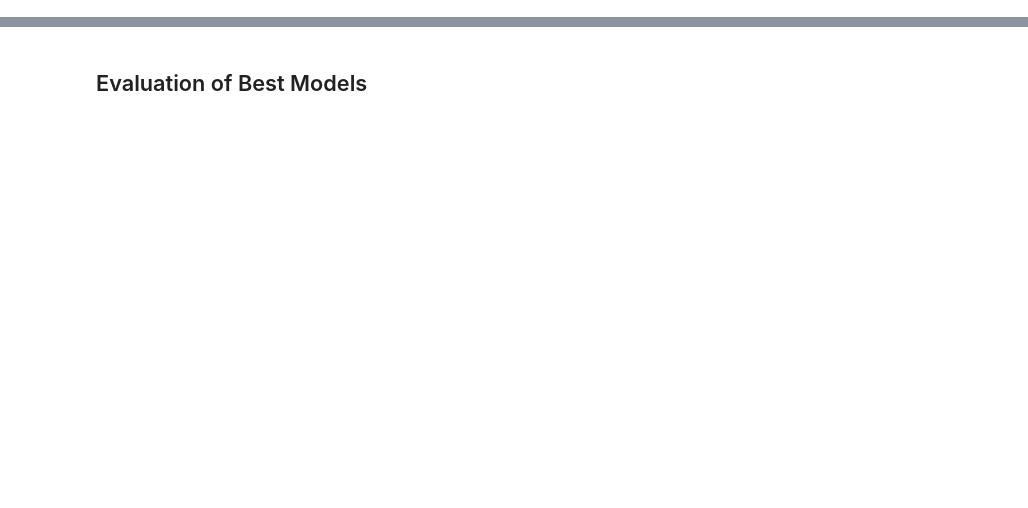
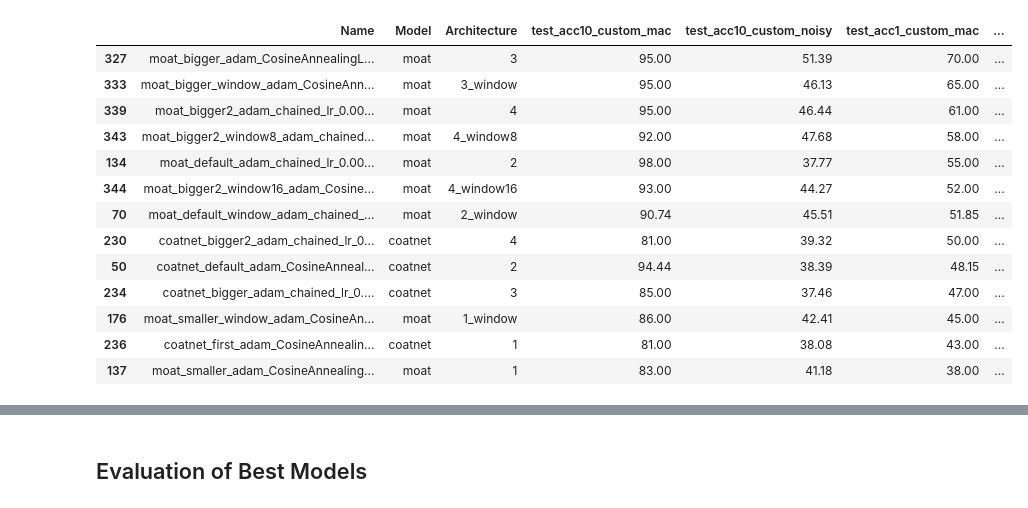
Before and after one commit to przybytniowskaj/KeystrokeDetection, a Jupyter notebook: notebooks/evaluation.ipynb, the cells around one changed output, grey strips where cells are left out. Cells and saved outputs as stored; diff of their text form; code cells hidden in the pictures; blank space fills up the shorter version.

```diff
--- a/notebooks/evaluation.ipynb
+++ b/notebooks/evaluation.ipynb
@@ -0,0 +159,19 @@
+# %%
+custom_mac_alphanum = filter_for_dataset(runs, "custom_mac", False)
+custom_mac_alphanum.to_csv("../results_summary/custom_mac_alphanum.csv", index=False)
+custom_mac_alphanum
+# %% [output]
+|  | Name | Model | Architecture | test_acc10_custom_mac | test_acc10_custom_noisy | test_acc1_custom_mac | ... |
+| 327 | moat_bigger_adam_CosineAnnealingL... | moat | 3 | 95.00 | 51.39 | 70.00 | ... |
+| 333 | moat_bigger_window_adam_CosineAnn... | moat | 3_window | 95.00 | 46.13 | 65.00 | ... |
+| 339 | moat_bigger2_adam_chained_lr_0.00... | moat | 4 | 95.00 | 46.44 | 61.00 | ... |
+| 343 | moat_bigger2_window8_adam_chained... | moat | 4_window8 | 92.00 | 47.68 | 58.00 | ... |
+| 134 | moat_default_adam_chained_lr_0.00... | moat | 2 | 98.00 | 37.77 | 55.00 | ... |
+| 344 | moat_bigger2_window16_adam_Cosine... | moat | 4_window16 | 93.00 | 44.27 | 52.00 | ... |
+| 70 | moat_default_window_adam_chained_... | moat | 2_window | 90.74 | 45.51 | 51.85 | ... |
+| 230 | coatnet_bigger2_adam_chained_lr_0... | coatnet | 4 | 81.00 | 39.32 | 50.00 | ... |
+| 50 | coatnet_default_adam_CosineAnneal... | coatnet | 2 | 94.44 | 38.39 | 48.15 | ... |
+| 234 | coatnet_bigger_adam_chained_lr_0.... | coatnet | 3 | 85.00 | 37.46 | 47.00 | ... |
+| 176 | moat_smaller_window_adam_CosineAn... | moat | 1_window | 86.00 | 42.41 | 45.00 | ... |
+| 236 | coatnet_first_adam_CosineAnnealin... | coatnet | 1 | 81.00 | 38.08 | 43.00 | ... |
+| 137 | moat_smaller_adam_CosineAnnealing... | moat | 1 | 83.00 | 41.18 | 38.00 | ... |
```
Also changed, not shown: parts of 21 cells of this notebook, 5 other files.
